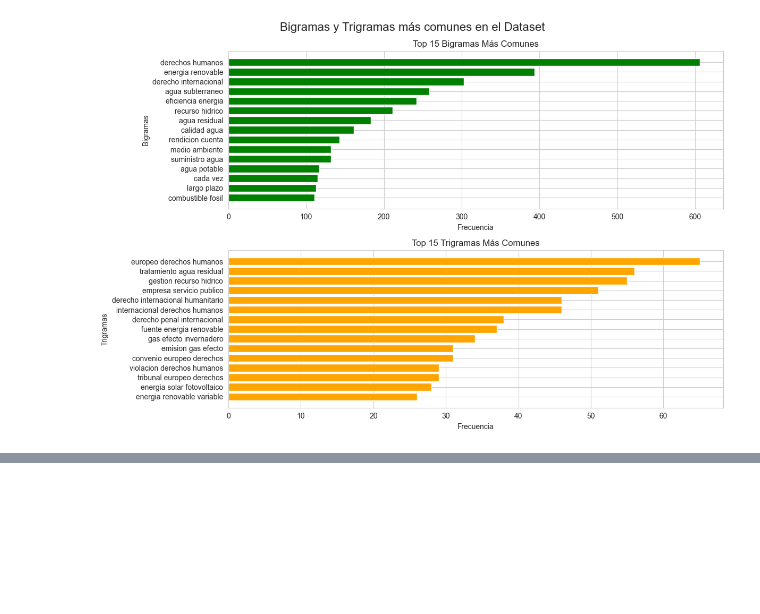
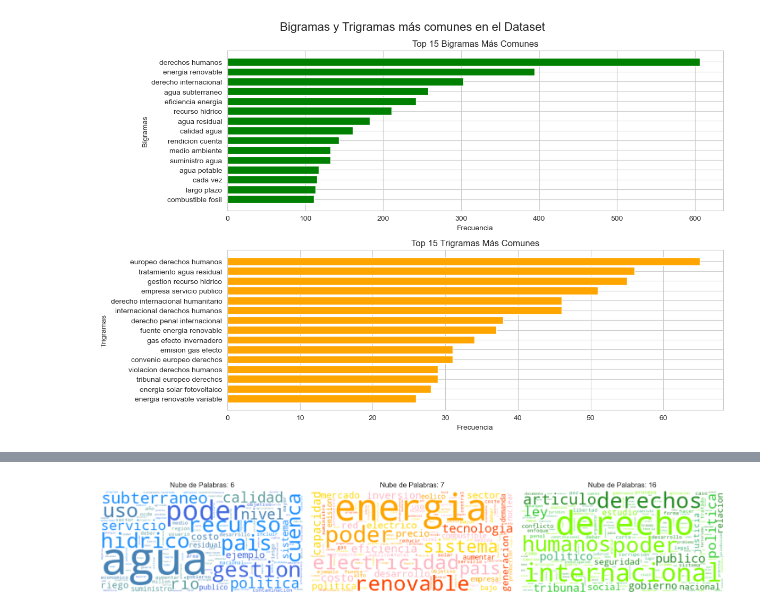
Before and after one commit to SnowArtz/BI-Proyecto-I-Etapa-I, a Jupyter notebook: notebooks/2.0-EDA-processed-data.ipynb, the cells around one changed output, grey strips where cells are left out. Cells and saved outputs as stored; diff of their text form; code cells hidden in the pictures; blank space fills up the shorter version.

```diff
--- a/notebooks/2.0-EDA-processed-data.ipynb
+++ b/notebooks/2.0-EDA-processed-data.ipynb
@@ -49,0 +71,4 @@ DataVisualization.plot_most_frequent_n_grams(15, 15)
+# %%
+DataVisualization.plot_word_clouds_by_category()
+# %% [output]
+[figure, added]
```
Also changed, not shown: parts of 12 cells of this notebook, 1 other file.
